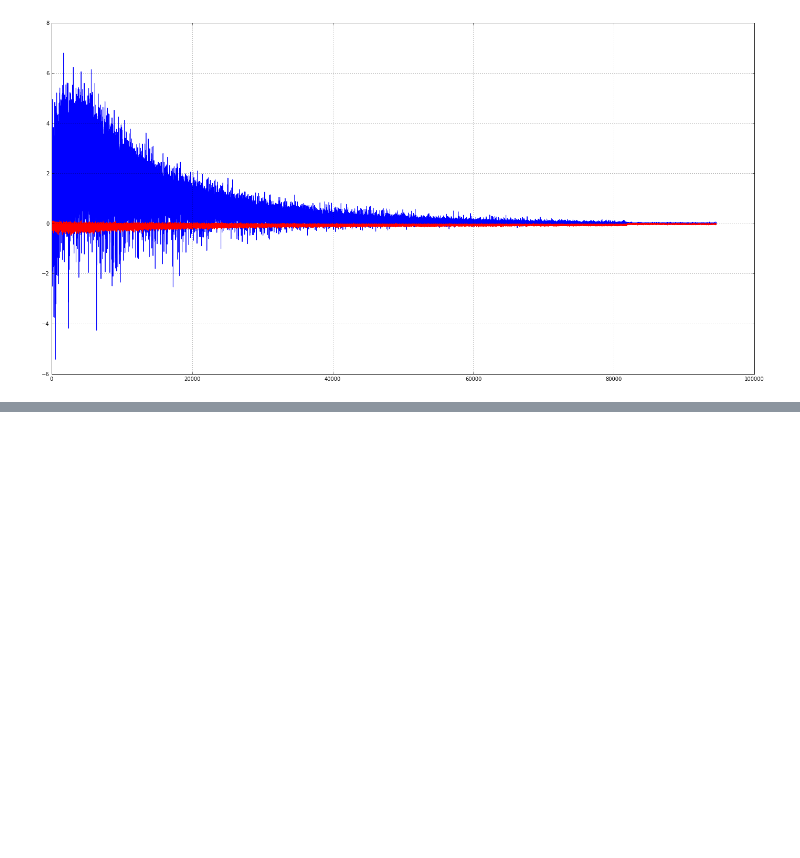
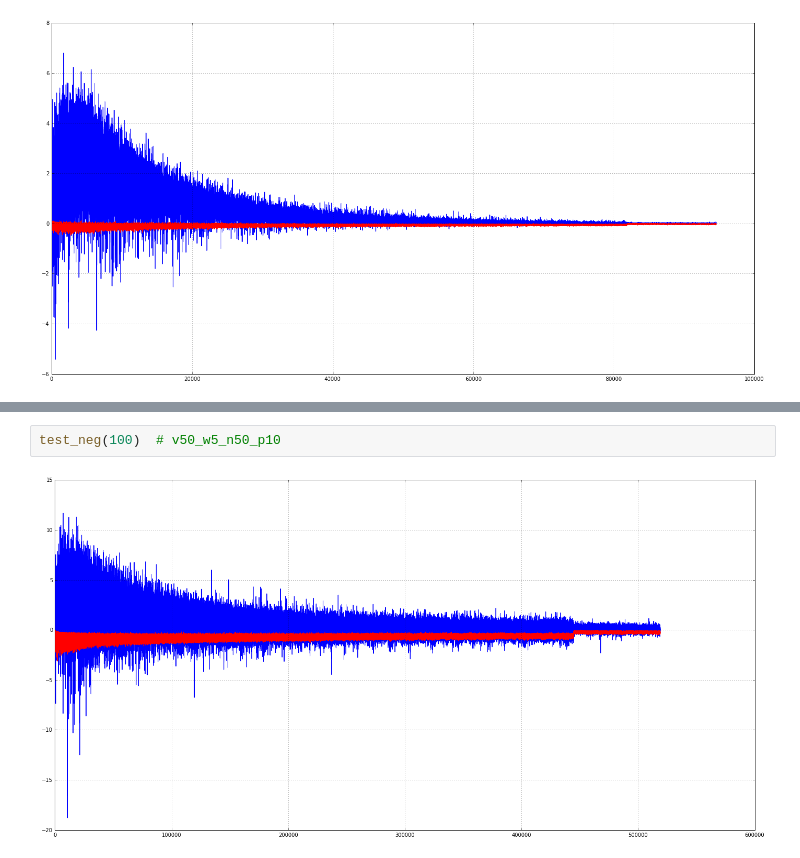
Before and after one commit to ryanchao2012/pixnet-nlp, a Jupyter notebook: Untitled.ipynb, the cells around one changed output, grey strips where cells are left out. Cells and saved outputs as stored; diff of their text form; blank space fills up the shorter version.

```diff
--- a/Untitled.ipynb
+++ b/Untitled.ipynb
@@ -117,3 +119,7 @@ test_neg(100)  # v100_w5_n1
+# %%
+test_neg(100)  # v50_w5_n50_p10
+# %% [output]
+[figure, added]
 # %%
 def simple_preprocess(sample):
     no, content, a, b, c, d, e = re.findall(r'\[(\d+)\](.*)### a:(.*), b:(.*), c:(.*), d:(.*), e:(.*)\[END\]', sample)[0]
```
Also changed, not shown: parts of 12 cells of this notebook, 8 other files.
